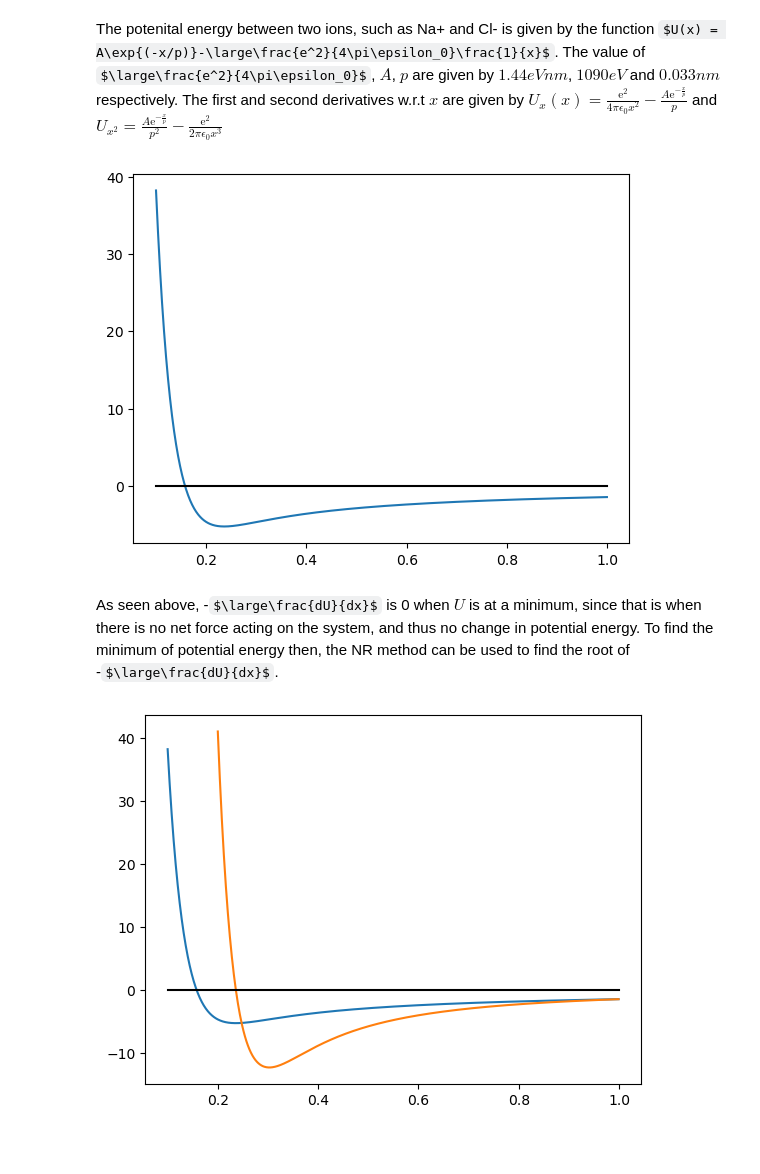
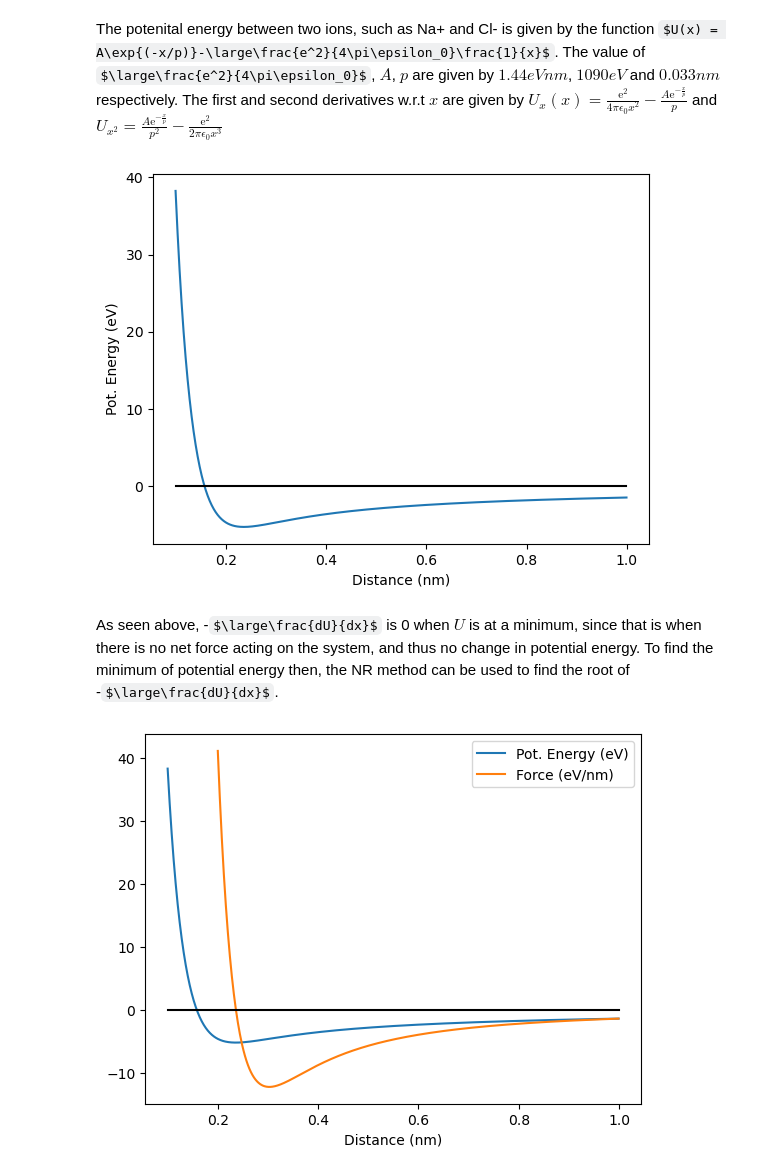
Before and after one commit to MattsonIsaac/AssignmentOne, a Jupyter notebook: Main.ipynb, the cells around one changed output. Saved outputs shown, nothing was run; the diff lists cells and outputs as text; code cells hidden in the pictures; some formulas as TeX source; blank space fills up the shorter version.

Commit message:
Graphs done

```diff
--- a/Main.ipynb
+++ b/Main.ipynb
@@ -157,22 +214,26 @@ dUdxx = lambda x: (A*np.exp(-x/p))/(p**2)-m/(x**3)
 
 plt.plot(x,U(x))
 plt.plot(x,x*0,"k")
+plt.xlabel("Distance (nm)")
+plt.ylabel("Pot. Energy (eV)")
+
+plt.savefig('5a.pdf')
 plt.show()
-
-#TODO: Finish Graph
 # %% [output]
-[figure, old version]
+[figure, new version]
 # %% [markdown]
 As seen above, -$\large\frac{dU}{dx}$ is 0 when $U$ is at a minimum, since that is when there is no net force acting on the system, and thus no change in potential energy. To find the minimum of potential energy then, the NR method can be used to find the root of -$\large\frac{dU}{dx}$.
 # %%
-plt.plot(x,U(x))
-plt.plot(x2,-dUdx(x2))
+plt.plot(x,U(x),label = "Pot. Energy (eV)")
+plt.plot(x2,-dUdx(x2), label = "Force (eV/nm)")
 plt.plot(x,x*0,"k")
+plt.xlabel("Distance (nm)")
+plt.legend()
+
+plt.savefig('5b.pdf')
 plt.show()
-
-#TODO: Finish Graph
 # %% [output]
-[figure, old version]
+[figure, new version]
 # %%
 root = find_roots_NR(dUdx, dUdxx, x=0.2)
 
```
Also changed, not shown: parts of 9 cells of this notebook, 11 other files.
